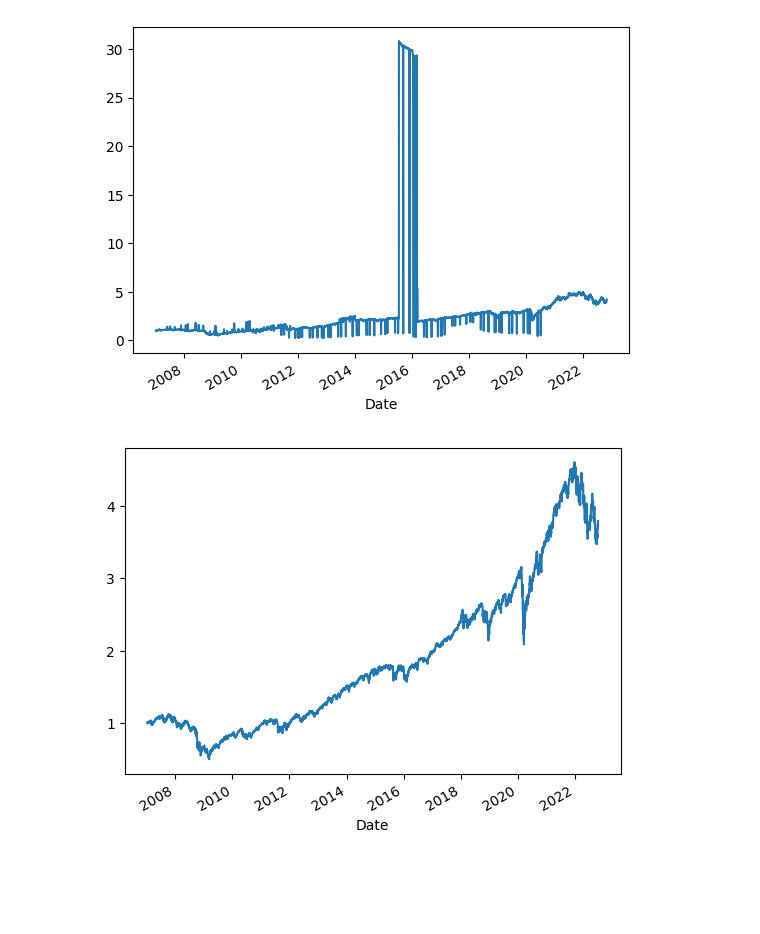
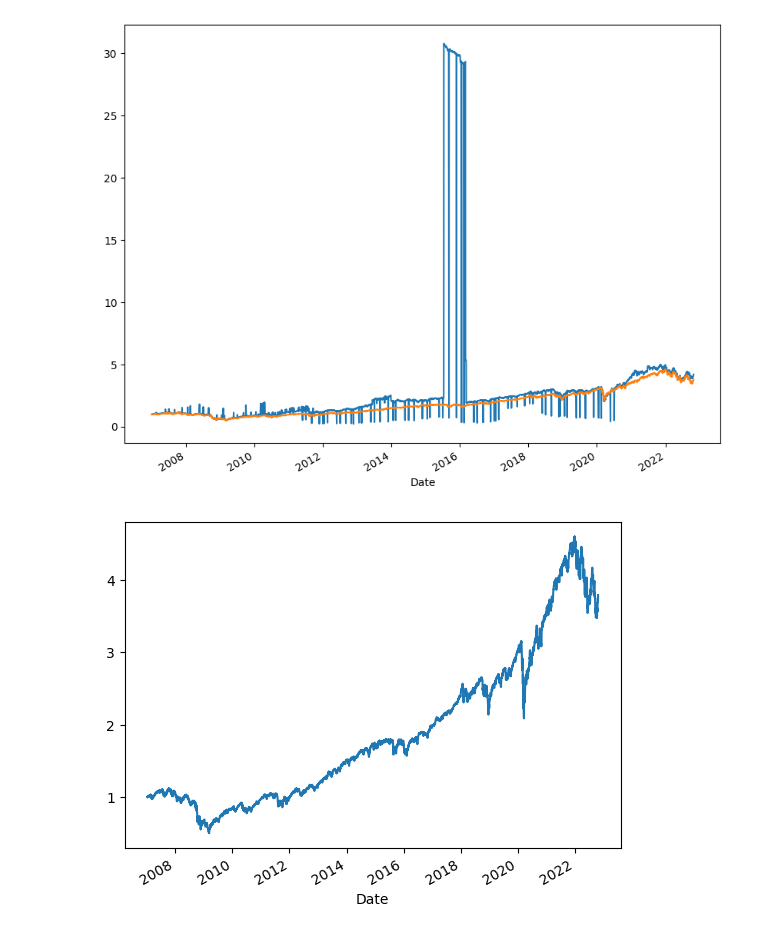
Before and after one commit to dllllb/finexp, a Jupyter notebook: basepred.ipynb, the cells around one changed output. Cells and saved outputs as stored; diff of their text form; code cells hidden in the pictures; blank space fills up the shorter version.

```diff
--- a/basepred.ipynb
+++ b/basepred.ipynb
@@ -33,9 +33,10 @@ prices['div_scaling'] = (prices.Dividend / prices.Close).fillna(0) + 1
 prices['scaling'] = prices.price_scaling * prices.div_scaling
 prices['scaling_c'] = prices.groupby('Ticker').scaling.cumprod()
 # %%
-prices.groupby('Date').scaling_c.mean().plot();
+prices.groupby('Date').scaling_c.mean().plot(figsize=(10, 8));
+prices.groupby('Date').index_scaling_c.mean().plot();
 # %% [output]
-[figure, old version]
+[figure, new version]
 # %%
 prices.groupby('Date').index_scaling_c.mean().plot();
 # %% [output]
```
